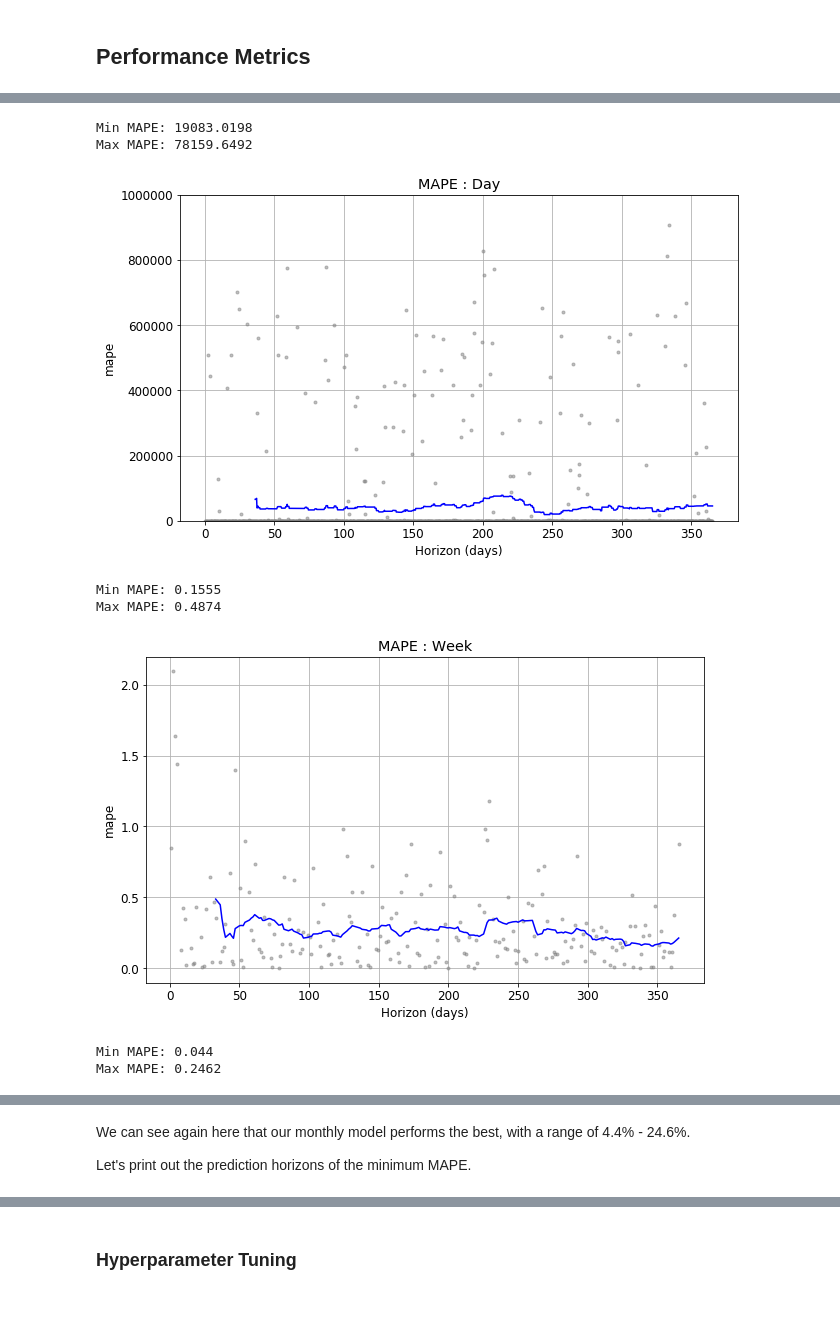
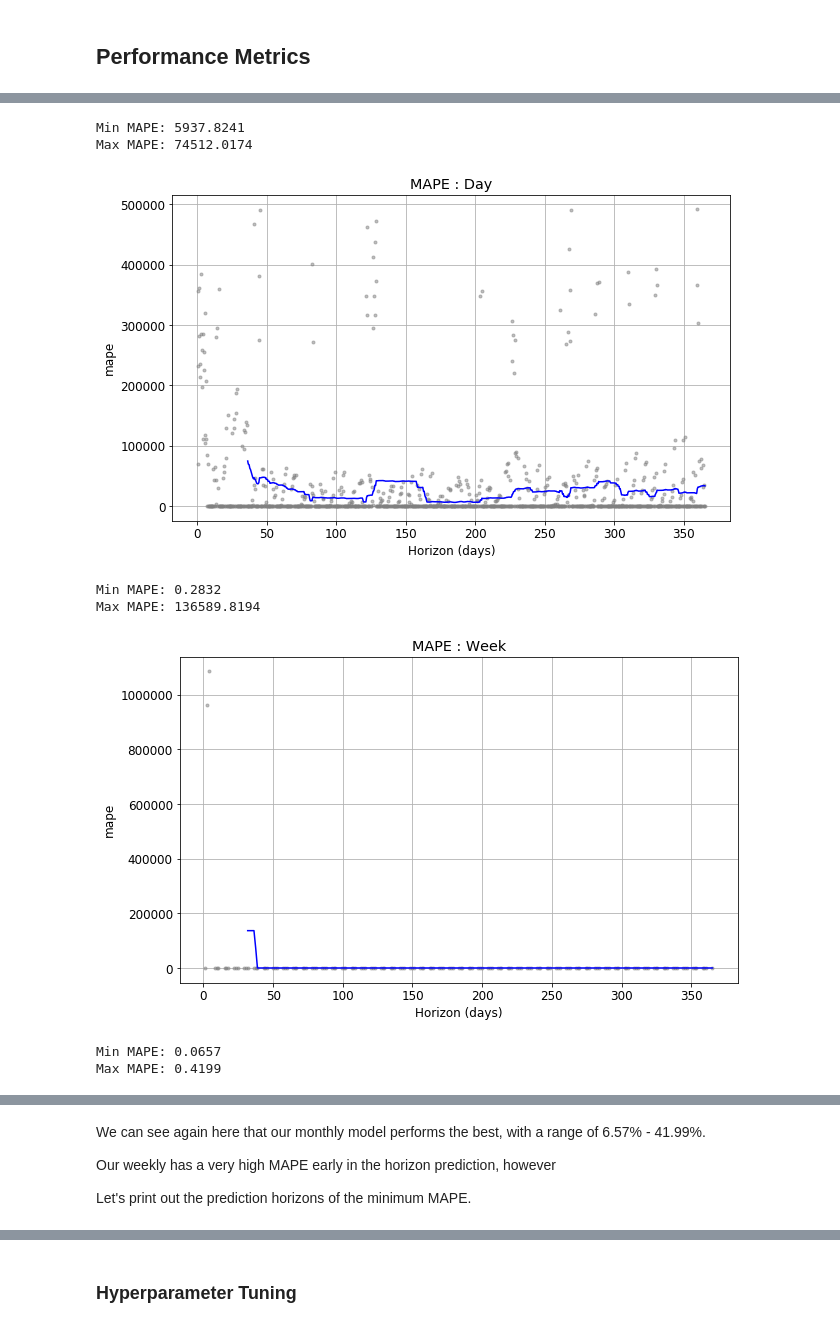
Before and after one commit to JessicaFB/Product-Demand-Forecasting, a Jupyter notebook: Product-Demand-Forecasting.ipynb, the cells around one changed output, grey strips where cells are left out. Saved outputs shown, nothing was run; the diff lists cells and outputs as text; code cells hidden in the pictures.

Commit message:
Completed Crossvalidation section.

```diff
--- a/Product-Demand-Forecasting.ipynb
+++ b/Product-Demand-Forecasting.ipynb
@@ -1069,14 +1091,23 @@ While we have looked at RMSE, we will also crossvalidate and perform a gridsearc
 
 def crossval(ts_df, freq='D'):
     '''
+    Calculate cross validation for each of our models
+
+    Input:
+        ts_df : Data frame with our relevant time series data
+        freq : Frequency to group data by e.g. 'D','W','M'
+            Default = 'D'
+
+    Output:
+        Returns : Table of performance metrics
+        Plots: Rolling average of MAPE across different horizons
     '''
 
     # Group by day
     top_prod = ts_df.groupby(pd.Grouper(freq=freq)).sum()
 
     # Change 0 to 1 for MAPE calculation
-    if freq == 'D':
-        top_prod.Order_Demand[top_prod.Order_Demand == 0] = 1
+    top_prod.Order_Demand[top_prod.Order_Demand == 0] = 1
 
     # Set index to datetime
     top_prod.reset_index(inplace=True)
@@ -1111,7 +1142,6 @@ def crossval(ts_df, freq='D'):
     # Title
     if freq == 'D':
         plt.title('MAPE : Day')
-        plt.ylim([0,1000000])
     elif freq == 'W':
         plt.title('MAPE : Week')
     elif freq == 'M':
@@ -1124,17 +1154,17 @@ def crossval(ts_df, freq='D'):
 # %%
 ### Run Cross Validation for all 3 Models ###
 
-freqs = ['D', 'W', 'M']
+freqs = ['D','W','M']
 perform_metrics = []
 for freq in freqs:
-    pm = crossval(ts_df, freq=freq)
+    pm = crossval(top_prod, freq=freq)
     perform_metrics.append(pm)
 # %% [output]
-Min MAPE: 19083.0198
-Max MAPE: 78159.6492
+Min MAPE: 5937.8241
+Max MAPE: 74512.0174
-[figure, old version]
+[figure, new version]
-Min MAPE: 0.1555
-Max MAPE: 0.4874
+Min MAPE: 0.2832
+Max MAPE: 136589.8194
-[figure, old version]
+[figure, new version]
-Min MAPE: 0.044
-Max MAPE: 0.2462
+Min MAPE: 0.0657
+Max MAPE: 0.4199
@@ -1142,5 +1172,7 @@ Max MAPE: 0.2462
 # %% [markdown]
-We can see again here that our monthly model performs the best, with a range of 4.4% - 24.6%.
+We can see again here that our monthly model performs the best, with a range of 6.57% - 41.99%.
+
+Our weekly has a very high MAPE early in the horizon prediction, however
 
 Let's print out the prediction horizons of the minimum MAPE.
 # %%
```
Also changed, not shown: parts of 19 cells of this notebook.
